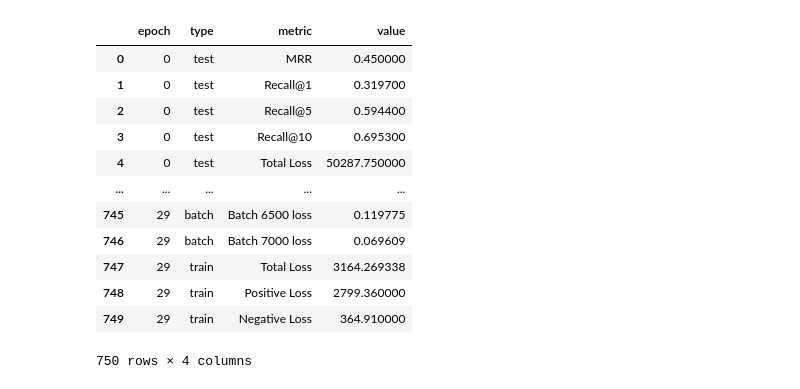
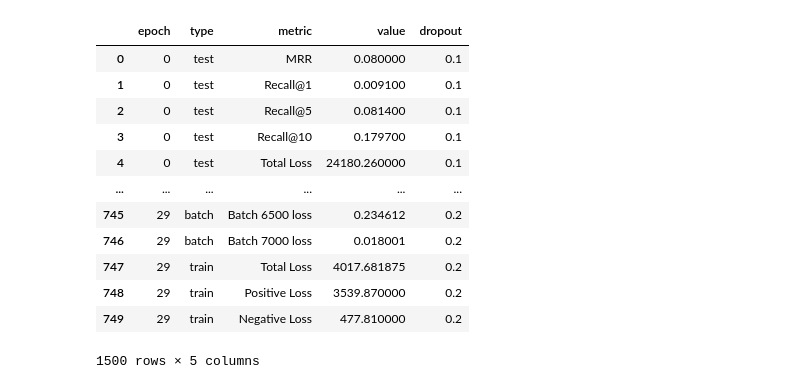
Before and after one commit to AntoninJarolim/multidoc2dial-reranking, a Jupyter notebook: notebooks/graphs.ipynb, the cells around one changed output. Cells and saved outputs as stored; diff of their text form; code cells hidden in the pictures.

```diff
--- a/notebooks/graphs.ipynb
+++ b/notebooks/graphs.ipynb
@@ -2,6 +2,8 @@
 import re
 import numpy
 import pandas as pd
+import seaborn as sns
+from matplotlib import pyplot as plt
 
 
 def parse_training_log(file):
@@ -27,46 +29,52 @@ def parse_training_log(file):
                 log_data['metric'].extend(['MRR', 'Recall@1', 'Recall@5', 'Recall@10',
                                            'Total Loss', 'Positive Loss', 'Negative Loss'])
                 log_data['value'].extend(
                     [float(mrr), float(recalls[0]), float(recalls[1]), float(recalls[2]), float(loss),
                      float(pos_loss), float(neg_loss)])
         elif "Training batch" in line:
             batch_data = re.search(r"Training batch (\d+)/\d+ loss: ([0-9.]+)", line)
             if batch_data:
                 batch, loss = batch_data.groups()
                 log_data['epoch'].append(epoch)
                 log_data['type'].append('batch')
                 log_data['metric'].append(f'Batch {batch} loss')
                 log_data['value'].append(float(loss))
         elif "Epoch" in line and "on training dataset" in line:
             train_data = re.search(
                 r"Epoch \d+ on training dataset: loss: ([0-9.]+); positive-loss: ([0-9.]+); negative-loss: ([0-9.]+)",
                 line)
             if train_data:
                 total_loss, pos_loss, neg_loss = train_data.groups()
                 log_data['epoch'].extend([epoch] * 3)
                 log_data['type'].extend(['train'] * 3)
                 log_data['metric'].extend(['Total Loss', 'Positive Loss', 'Negative Loss'])
                 log_data['value'].extend([float(total_loss), float(pos_loss), float(neg_loss)])
 
     return pd.DataFrame(log_data)
 
 
 # Example usage:
-with open('../logs/log_2024-06-01_14-57-18.log', 'r') as f:
-    df = parse_training_log(f)
+with open('../logs/log_2024-06-03_19-36-01_dr01.log', 'r') as f:
+    df_dr01 = parse_training_log(f)
 
-df
+with open('../logs/log_2024-06-03_19-36-00_dr02.log', 'r') as f:
+    df_dr02 = parse_training_log(f)
+
+df_dr01['dropout'] = 0.1
+df_dr02['dropout'] = 0.2
+df_dropouts = pd.concat([df_dr01, df_dr02])
+df_dropouts
 # %% [output]
-|  | epoch | type | metric | value |
-| 0 | 0 | test | MRR | 0.450000 |
-| 1 | 0 | test | Recall@1 | 0.319700 |
-| 2 | 0 | test | Recall@5 | 0.594400 |
-| 3 | 0 | test | Recall@10 | 0.695300 |
-| 4 | 0 | test | Total Loss | 50287.750000 |
-| ... | ... | ... | ... | ... |
-| 745 | 29 | batch | Batch 6500 loss | 0.119775 |
-| 746 | 29 | batch | Batch 7000 loss | 0.069609 |
-| 747 | 29 | train | Total Loss | 3164.269338 |
-| 748 | 29 | train | Positive Loss | 2799.360000 |
-| 749 | 29 | train | Negative Loss | 364.910000 |
+|  | epoch | type | metric | value | dropout |
+| 0 | 0 | test | MRR | 0.080000 | 0.1 |
+| 1 | 0 | test | Recall@1 | 0.009100 | 0.1 |
+| 2 | 0 | test | Recall@5 | 0.081400 | 0.1 |
+| 3 | 0 | test | Recall@10 | 0.179700 | 0.1 |
+| 4 | 0 | test | Total Loss | 24180.260000 | 0.1 |
+| ... | ... | ... | ... | ... | ... |
+| 745 | 29 | batch | Batch 6500 loss | 0.234612 | 0.2 |
+| 746 | 29 | batch | Batch 7000 loss | 0.018001 | 0.2 |
+| 747 | 29 | train | Total Loss | 4017.681875 | 0.2 |
+| 748 | 29 | train | Positive Loss | 3539.870000 | 0.2 |
+| 749 | 29 | train | Negative Loss | 477.810000 | 0.2 |
-750 rows × 4 columns
+1500 rows × 5 columns
```
Also changed, not shown: parts of 11 cells of this notebook, 1 other file.
